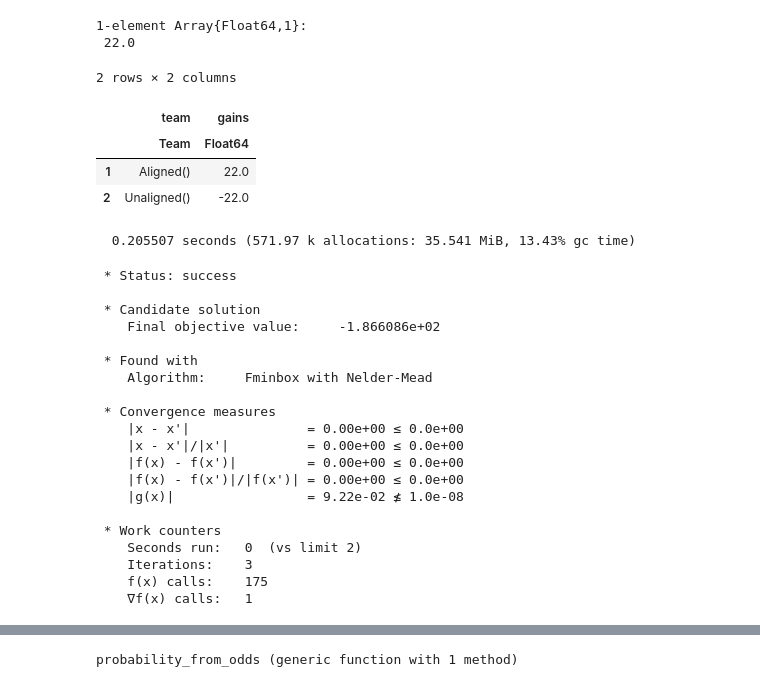
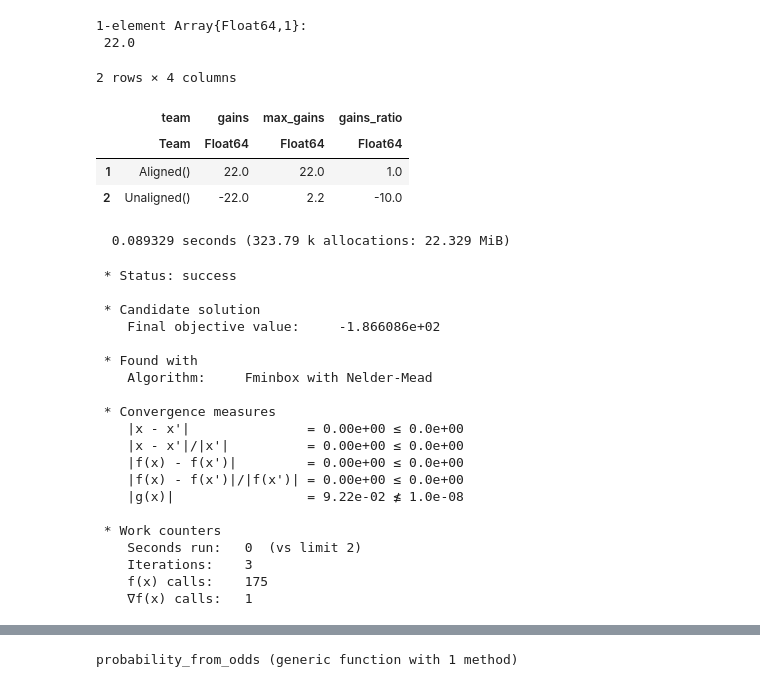
Before and after one commit to Satvik/bargaining, a Jupyter notebook: bargaining.ipynb, the cells around one changed output, grey strips where cells are left out. Cells and saved outputs as stored; diff of their text form; code cells hidden in the pictures.

```diff
--- a/bargaining.ipynb
+++ b/bargaining.ipynb
@@ -155,2 +142,0 @@ get_proportional_resource_split(test_data, test_team_proportions)
-# %%
-test_data[!, :opponent_utility] = opponent_utilities.opponent_utility
@@ -218,3 +188,43 @@ function get_gains_df(aligned_resources::Array, data, utility_fn, disagreement_s
 end
 # %% [output]
 get_gains_df (generic function with 1 method)
+# %%
+""" Calculate the Kalai-Smorodinsky Bargaining Solution
+    per https://en.wikipedia.org/wiki/Kalai%E2%80%93Smorodinsky_bargaining_solution
+    The KSBS maximizes the ratio of each team's gains relative to their maximum
+    possible gain, subject to the constraint that each team receives the same ratio
+    For example, if team aligned's maximum possible gain is 100, and team unaligned's maximum
+    possible gain is 10, the KSBS solution might be for them to each gain 75% of their maximum,
+    which would be 75 for team aligned and 7.5 for team unaligned
+"""
+function KSBS(data, utility_fn, disagreement_strategy; optimizer=NelderMead)
+    function loss(aligned_resources)
+        gains_ratios = normalized_gains_df(aligned_resources, data, utility_fn, disagreement_strategy)
+        a = gains_ratios.gains_ratio[1]
+        b = gains_ratios.gains_ratio[2]
+        # Want to maximize a, subject to the constraint that a == b
+        return (-1 * a) + 100 * abs(a - b)
+    end
+
+    inner_optimizer = optimizer()
+    results = optimize(loss, [0.0, 0.0], [1.0, 1.0], [0.5, 0.5], Fminbox(inner_optimizer), Optim.Options(time_limit = 2.0))
+    return results
+end
+
+function normalized_gains_df(aligned_resources::Array, data, utility_fn, disagreement_strategy)
+    unaligned_resources = 1.0 .- aligned_resources
+    all_resources = vcat(aligned_resources, unaligned_resources)
+    split_resources = get_proportional_resource_split(data, all_resources)
+    proposed_utilities = utility_fn(split_resources, resource_col="resource_after_split")
+    disagreement_utilities = disagreement_strategy(split_resources)
+    maximum_utilities = utility_fn(get_proportional_resource_split(data, [1.0, 1.0, 1.0, 1.0]), resource_col="resource_after_split")
+
+    data[!, "gains"] .= proposed_utilities .- disagreement_utilities
+    data[!, "max_gains"] .= maximum_utilities .- disagreement_utilities
+    gains_by_team = @chain data begin
+        groupby(_, :team)
+        combine(_, :gains => sum => :gains, :max_gains => sum => :max_gains)
+    end
+    gains_by_team[!, "gains_ratio"] = gains_by_team.gains ./ gains_by_team.max_gains
+    return gains_by_team
+end
@@ -271,18 +283,18 @@ end
 # %%
 # Assigning all the resources in world 2 to team aligned should increase its
 # utility by the above amount (since it starts at 0), and decrease
 # team unaligned's utility by the same amount
-get_gains_df([1.0, 1.00], test_data, get_utility, get_utility)
+normalized_gains_df([1.0, 1.00], test_data, get_utility, get_utility)
 # %% [output]
-2 rows × 2 columns
+2 rows × 4 columns
-|  | team | gains |
-|  | Team | Float64 |
-| 1 | Aligned() | 22.0 |
-| 2 | Unaligned() | -22.0 |
+|  | team | gains | max_gains | gains_ratio |
+|  | Team | Float64 | Float64 | Float64 |
+| 1 | Aligned() | 22.0 | 22.0 | 1.0 |
+| 2 | Unaligned() | -22.0 | 2.2 | -10.0 |
 # %%
 @time test_NBS = NBS(test_data, get_utility, conflict; optimizer=NelderMead)
 # %% [output]
-  0.205507 seconds (571.97 k allocations: 35.541 MiB, 13.43% gc time)
+  0.089329 seconds (323.79 k allocations: 22.329 MiB)
  * Status: success
 
  * Candidate solution
```
Also changed, not shown: parts of 23 cells of this notebook, 2 other files.
